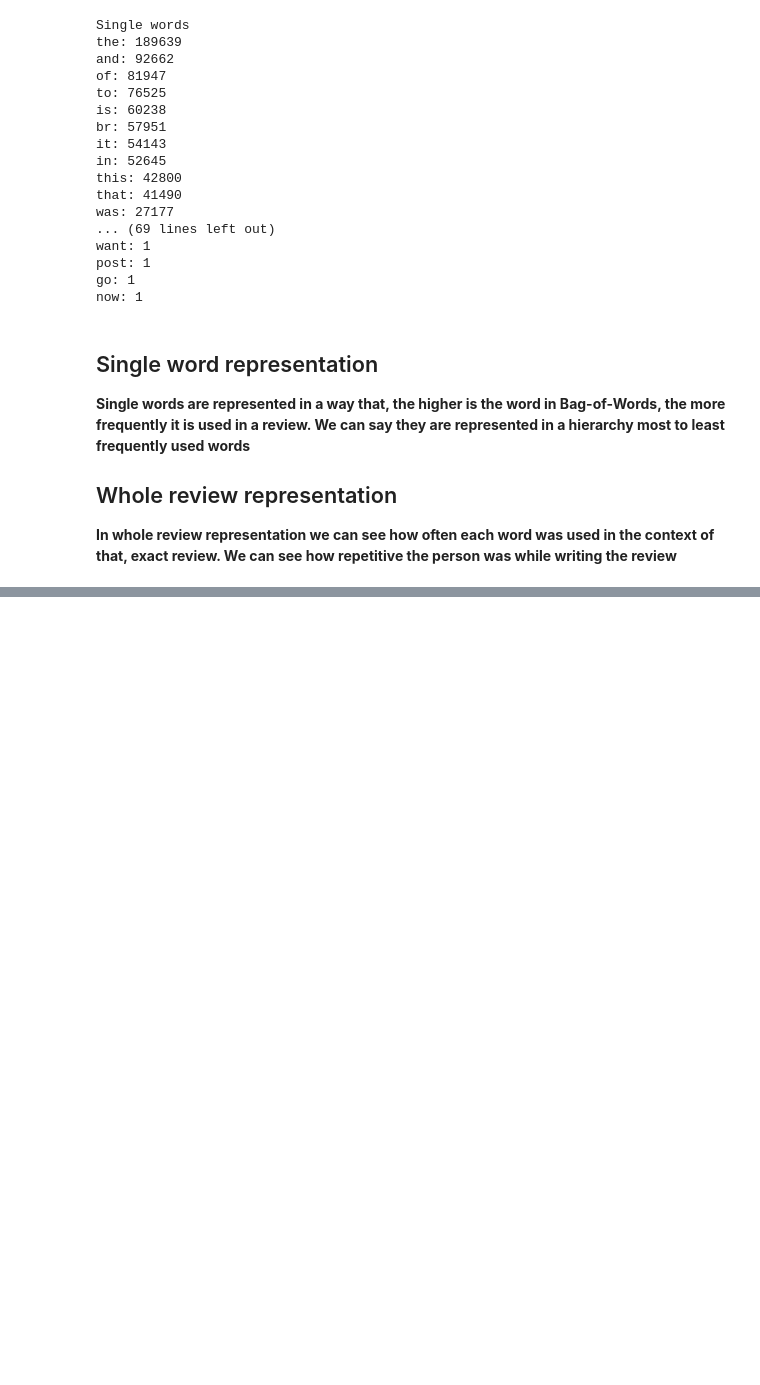
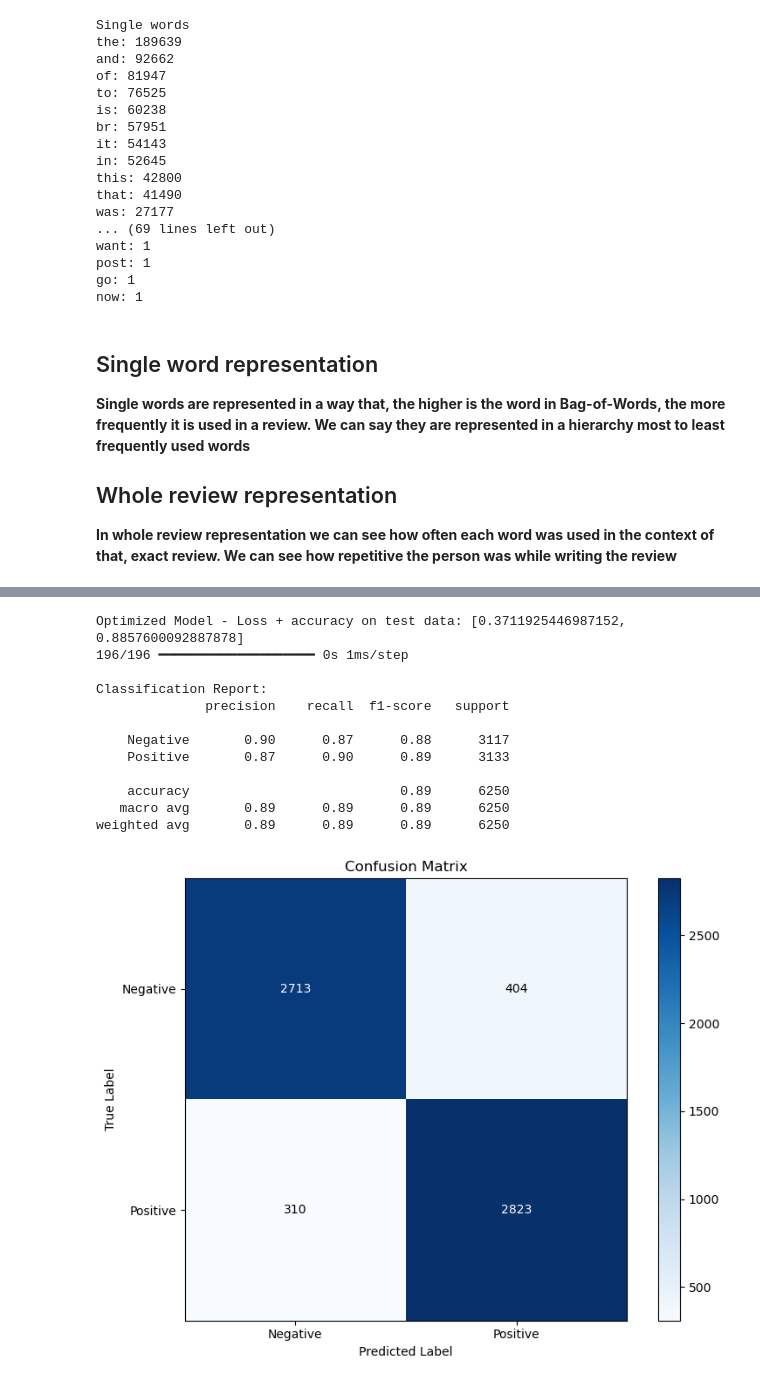
Before and after one commit to Richardzik/Sentiment-analysis-MAL, a Jupyter notebook: 6. Neural networks I - Sentiment analysis.ipynb, the cells around one changed output, grey strips where cells are left out. Saved outputs shown, nothing was run; the diff lists cells and outputs as text; code cells hidden in the pictures; blank space fills up the shorter version.

```diff
--- a/6. Neural networks I - Sentiment analysis.ipynb
+++ b/6. Neural networks I - Sentiment analysis.ipynb
@@ -187,0 +255,51 @@ plt.show()
+# %%
+#D)
+
+
+y_test_oh = to_categorical(y_test, num_classes)
+
+
+print("Optimized Model - Loss + accuracy on test data: {}".format(model_opt.evaluate(X_test_dense, y_test_oh, verbose=0)))
+
+
+y_pred_prob = model_opt.predict(X_test_dense)
+y_pred = np.argmax(y_pred_prob, axis=1)
+y_true = np.argmax(y_test_oh, axis=1)
+
+print("\nClassification Report:")
+print(classification_report(y_true, y_pred, target_names=['Negative', 'Positive']))
+
+
+plt.figure(figsize=(8, 6))
+plt.imshow(conf_matrix, interpolation='nearest', cmap=plt.cm.Blues)
+plt.title('Confusion Matrix')
+plt.colorbar()
+tick_marks = [0, 1]
+plt.xticks(tick_marks, ['Negative', 'Positive'])
+plt.yticks(tick_marks, ['Negative', 'Positive'])
+plt.xlabel('Predicted Label')
+plt.ylabel('True Label')
+
+
+thresh = conf_matrix.max() / 2
+for i in range(conf_matrix.shape[0]):
+    for j in range(conf_matrix.shape[1]):
+        plt.text(j, i, format(conf_matrix[i, j], 'd'),
+                 ha="center", va="center",
+                 color="white" if conf_matrix[i, j] > thresh else "black")
+plt.tight_layout()
+plt.show()
+# %% [output]
+Optimized Model - Loss + accuracy on test data: [0.3711925446987152, 0.8857600092887878]
+196/196 ━━━━━━━━━━━━━━━━━━━━ 0s 1ms/step
+
+Classification Report:
+              precision    recall  f1-score   support
+
+    Negative       0.90      0.87      0.88      3117
+    Positive       0.87      0.90      0.89      3133
+
+    accuracy                           0.89      6250
+   macro avg       0.89      0.89      0.89      6250
+weighted avg       0.89      0.89      0.89      6250
+[figure, added]
```
Also changed, not shown: parts of 6 cells of this notebook.
